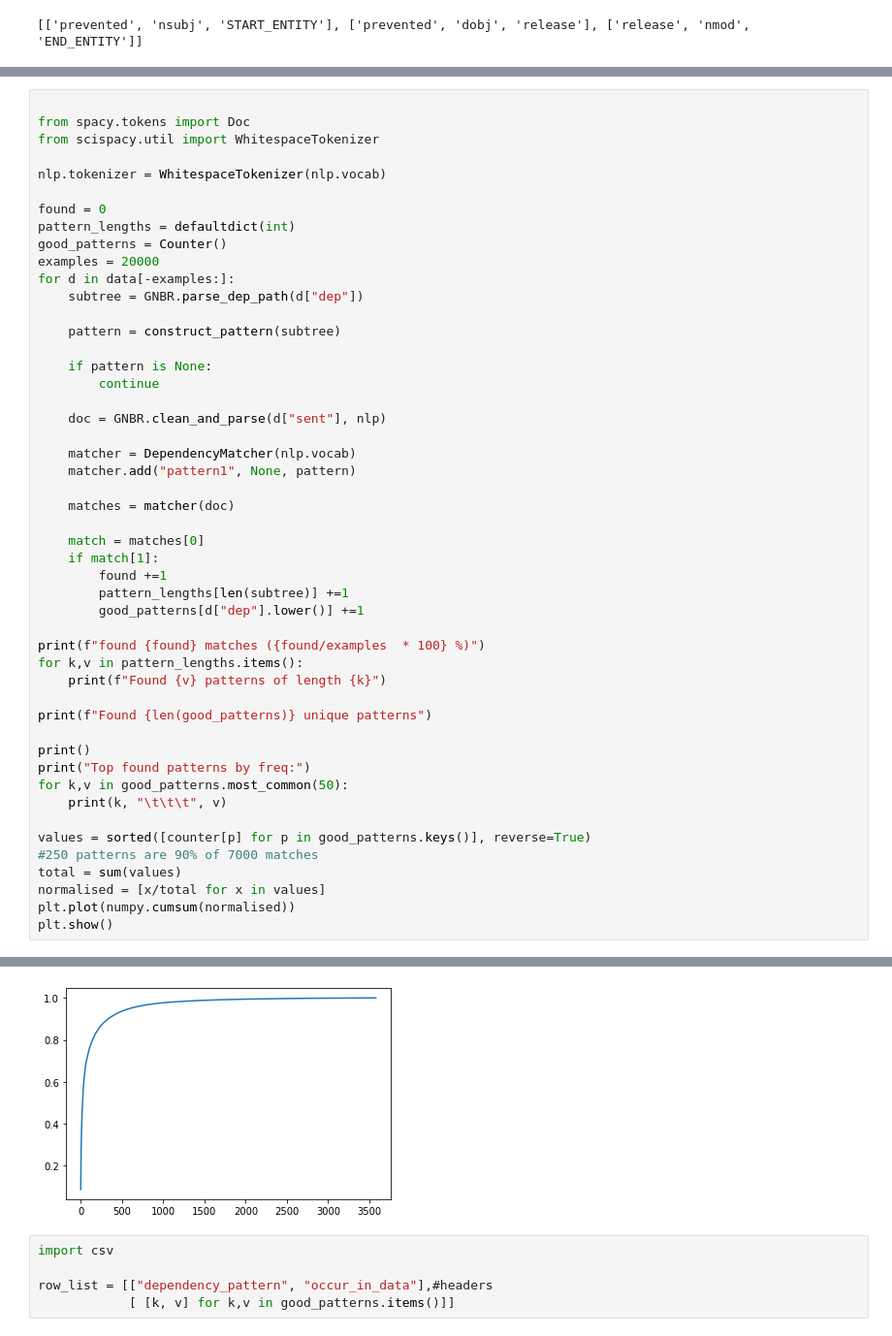
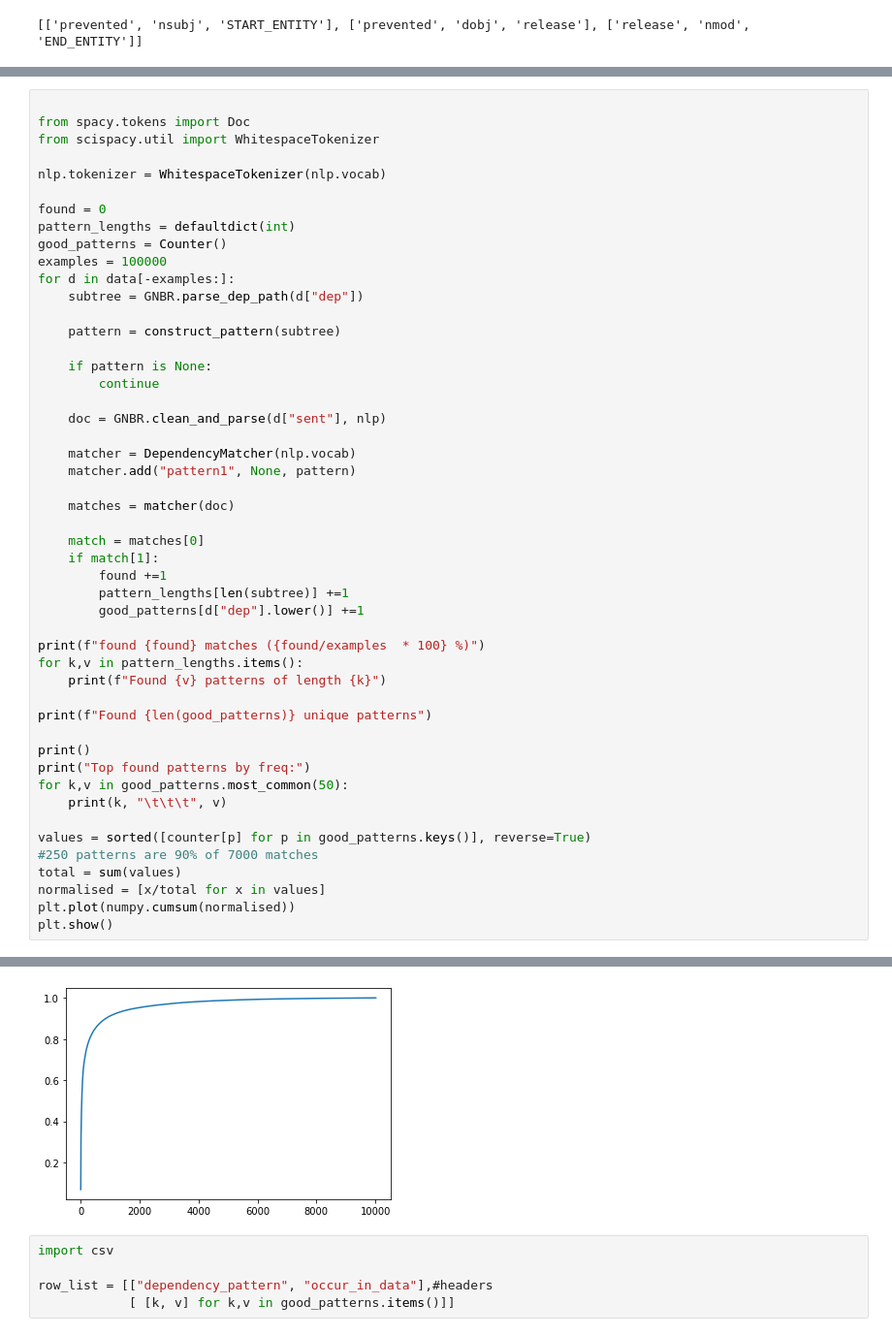
Before and after one commit to raxosiris/scify, a Jupyter notebook: nbs/biomedrel.ipynb, the cells around one changed output, grey strips where cells are left out. Shown at 97% size. Cells and saved outputs as stored; diff of their text form.

```diff
--- a/nbs/biomedrel.ipynb
+++ b/nbs/biomedrel.ipynb
@@ -310,7 +312,7 @@ nlp.tokenizer = WhitespaceTokenizer(nlp.vocab)
 found = 0
 pattern_lengths = defaultdict(int)
 good_patterns = Counter()
-examples = 20000
+examples = 100000
 for d in data[-examples:]:
     subtree = GNBR.parse_dep_path(d["dep"])
 
@@ -370,4 +372,4 @@ substrate|nsubj|start_entity substrate|nmod|end_entity                   12
-[figure, old version]
+[figure, new version]
 # %%
 import csv
 
```
Also changed, not shown: parts of 3 cells of this notebook, 1 other file.
